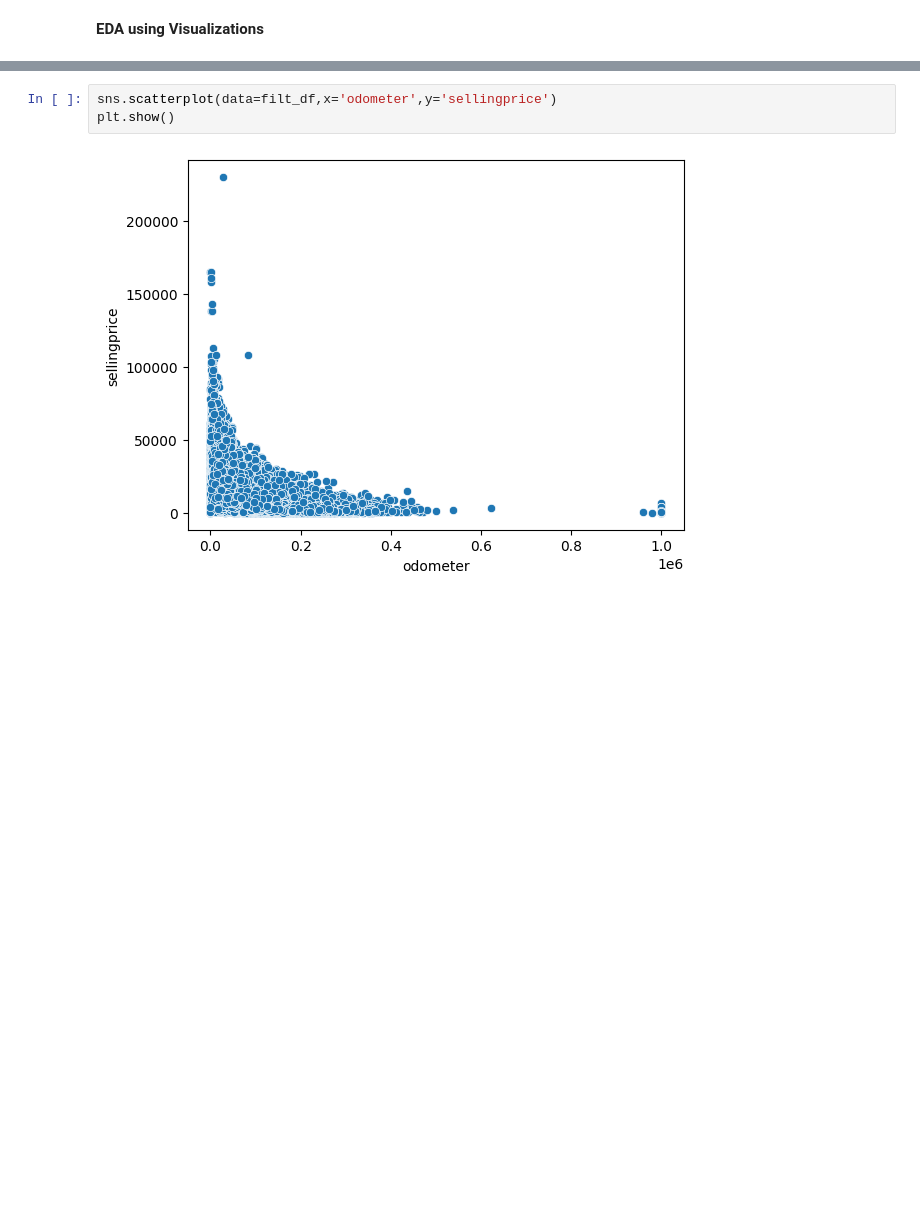
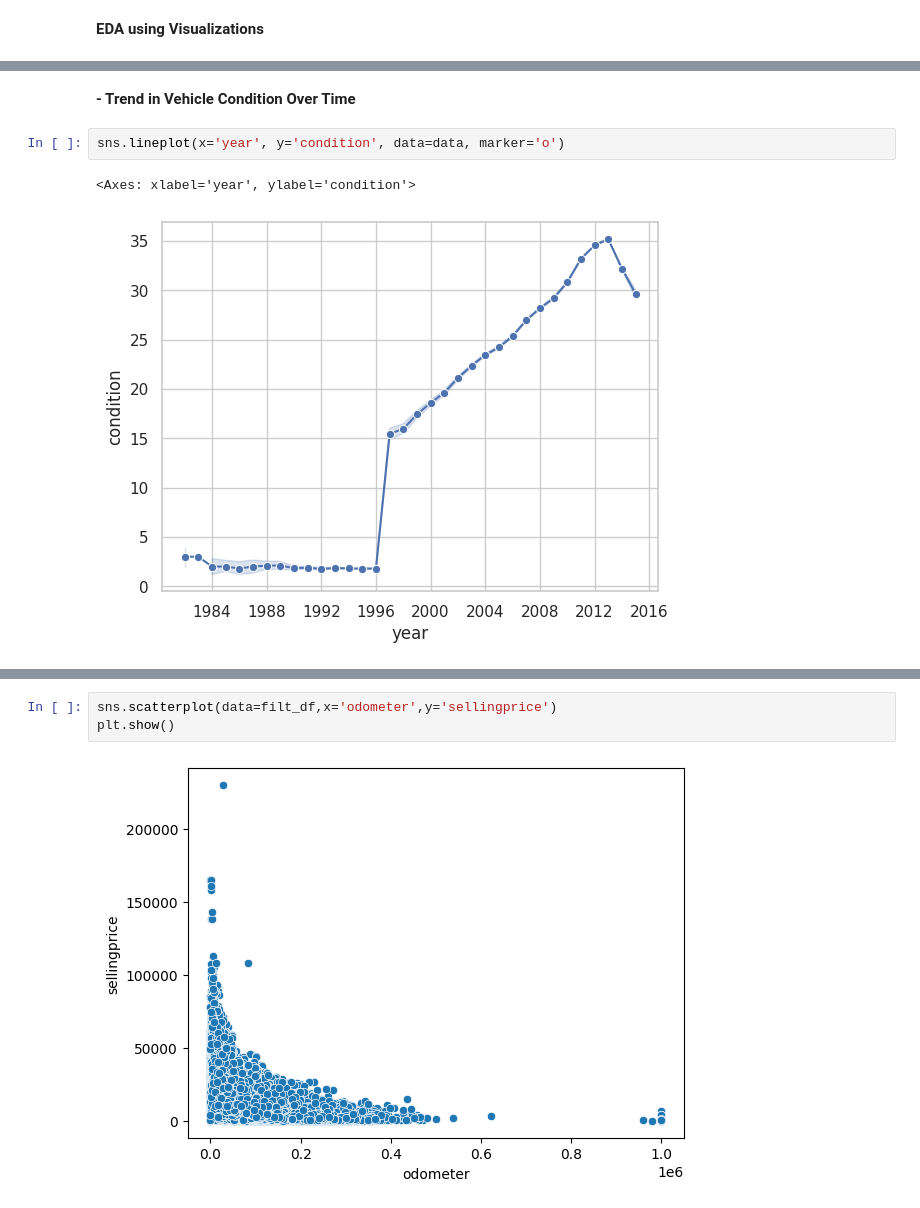
Before and after one commit to Ds2023/Pandas_Numpy_Prac, a Jupyter notebook: code_along_visualizations.ipynb, the cells around one changed output, grey strips where cells are left out. Cells and saved outputs as stored; diff of their text form; blank space fills up the shorter version.

```diff
--- a/code_along_visualizations.ipynb
+++ b/code_along_visualizations.ipynb
@@ -125,0 +155,7 @@ dtype: int64
+# %% [markdown]
+**- Trend in Vehicle Condition Over Time**
+# %%
+sns.lineplot(x='year', y='condition', data=data, marker='o')
+# %% [output]
+<Axes: xlabel='year', ylabel='condition'>
+[figure, added]
```
Also changed, not shown: parts of 41 cells of this notebook.
